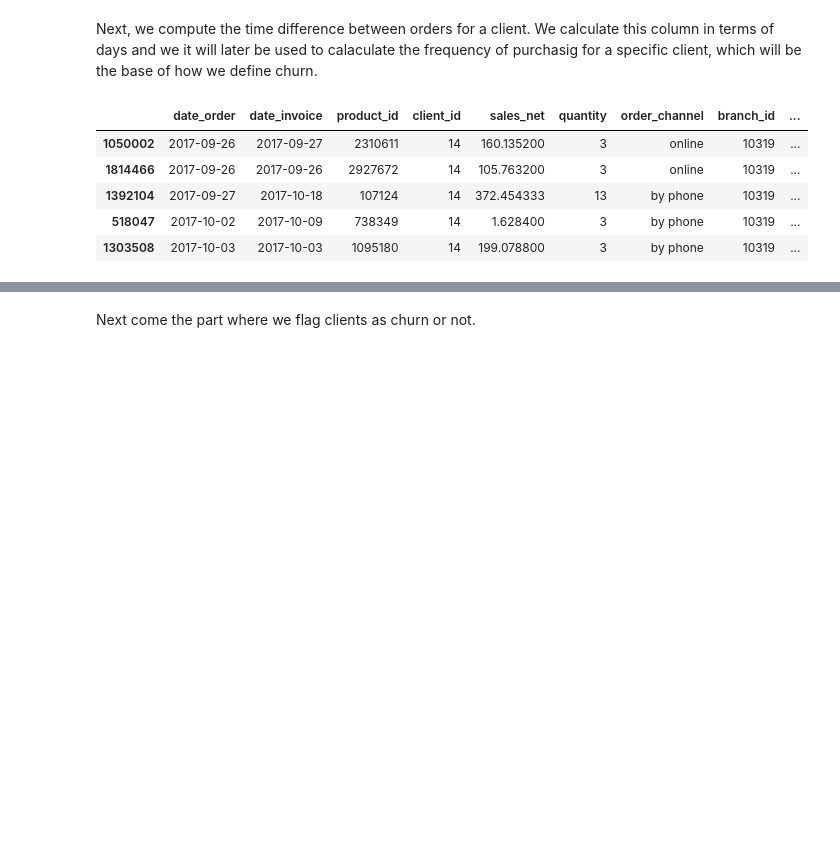
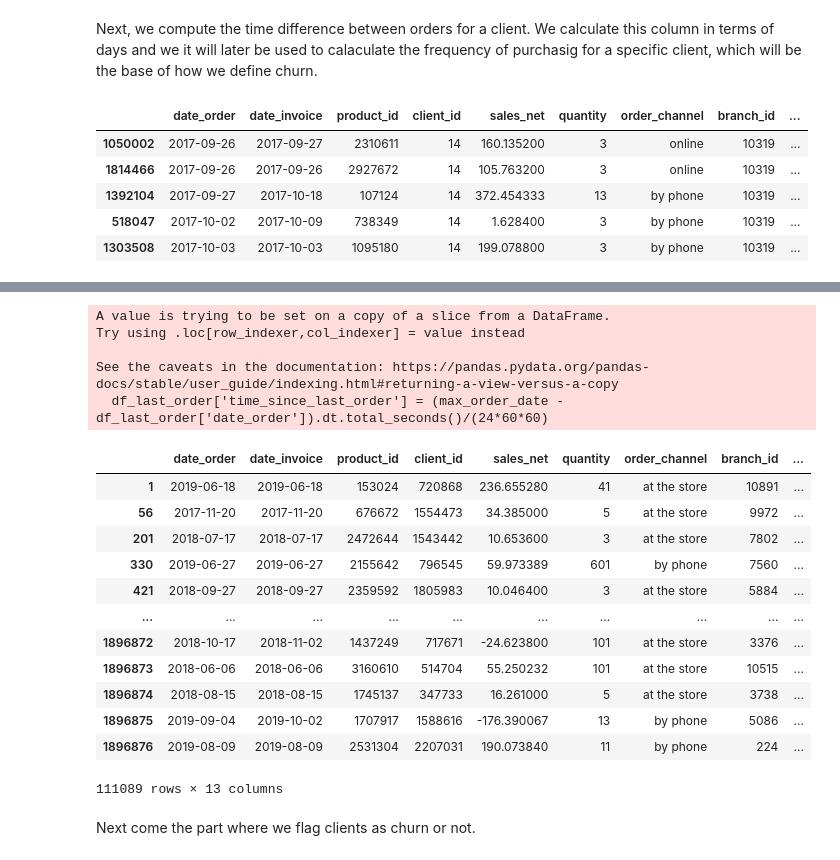
Before and after one commit to chachouswim2/BCG-X-Hackathon-, a Jupyter notebook: notebooks/Rule_Based_Churn.ipynb, the cells around one changed output, grey strips where cells are left out. Drawn from its saved outputs; the diff is of its cells as text; code cells hidden in the pictures; blank space fills up the shorter version.

```diff
--- a/notebooks/Rule_Based_Churn.ipynb
+++ b/notebooks/Rule_Based_Churn.ipynb
@@ -51,0 +83,10 @@ time_dif.head()
+# %%
+confidence_level = 0.99
+warning_level = 0.95
+# Compute upper and lower thresholds based on confidence level
+df_churned['upper_threshold'] = df_churned['mean_time_diff'] + stats.norm.ppf((1 + confidence_level) / 2) * df_churned['std_time_diff']
+df_churned['lower_threshold'] = df_churned['mean_time_diff'] - stats.norm.ppf((1 + confidence_level) / 2) * df_churned['std_time_diff']
+
+# Compute upper and lower warning level
+df_churned['upper_warning'] = df_churned['mean_time_diff'] + stats.norm.ppf((1 + warning_level) / 2) * df_churned['std_time_diff']
+df_churned['lower_warning'] = df_churned['mean_time_diff'] - stats.norm.ppf((1 + warning_level) / 2) * df_churned['std_time_diff']
@@ -52,2 +109,30 @@ time_dif.head()
+# %%
+# Group by client and keep only last order line
+df_churned['date_order'] = pd.to_datetime(df_churned['date_order'])
+df_last_order = df_churned.groupby('client_id').tail(1)
+
+# Compute time difference between last order and max order date in df_churned
+max_order_date = df_churned['date_order'].max()
+df_last_order['time_since_last_order'] = (max_order_date - df_last_order['date_order']).dt.total_seconds()/(24*60*60)
+df_last_order
+# %% [output]
+A value is trying to be set on a copy of a slice from a DataFrame.
+Try using .loc[row_indexer,col_indexer] = value instead
+
+See the caveats in the documentation: https://pandas.pydata.org/pandas-docs/stable/user_guide/indexing.html#returning-a-view-versus-a-copy
+  df_last_order['time_since_last_order'] = (max_order_date - df_last_order['date_order']).dt.total_seconds()/(24*60*60)
+|  | date_order | date_invoice | product_id | client_id | sales_net | quantity | order_channel | branch_id | ... |
+| 1 | 2019-06-18 | 2019-06-18 | 153024 | 720868 | 236.655280 | 41 | at the store | 10891 | ... |
+| 56 | 2017-11-20 | 2017-11-20 | 676672 | 1554473 | 34.385000 | 5 | at the store | 9972 | ... |
+| 201 | 2018-07-17 | 2018-07-17 | 2472644 | 1543442 | 10.653600 | 3 | at the store | 7802 | ... |
+| 330 | 2019-06-27 | 2019-06-27 | 2155642 | 796545 | 59.973389 | 601 | by phone | 7560 | ... |
+| 421 | 2018-09-27 | 2018-09-27 | 2359592 | 1805983 | 10.046400 | 3 | at the store | 5884 | ... |
+| ... | ... | ... | ... | ... | ... | ... | ... | ... | ... |
+| 1896872 | 2018-10-17 | 2018-11-02 | 1437249 | 717671 | -24.623800 | 101 | at the store | 3376 | ... |
+| 1896873 | 2018-06-06 | 2018-06-06 | 3160610 | 514704 | 55.250232 | 101 | at the store | 10515 | ... |
+| 1896874 | 2018-08-15 | 2018-08-15 | 1745137 | 347733 | 16.261000 | 5 | at the store | 3738 | ... |
+| 1896875 | 2019-09-04 | 2019-10-02 | 1707917 | 1588616 | -176.390067 | 13 | by phone | 5086 | ... |
+| 1896876 | 2019-08-09 | 2019-08-09 | 2531304 | 2207031 | 190.073840 | 11 | by phone | 224 | ... |
+111089 rows × 13 columns
 # %% [markdown]
 Next come the part where we flag clients as churn or not.
```
Also changed, not shown: parts of 15 cells of this notebook.
